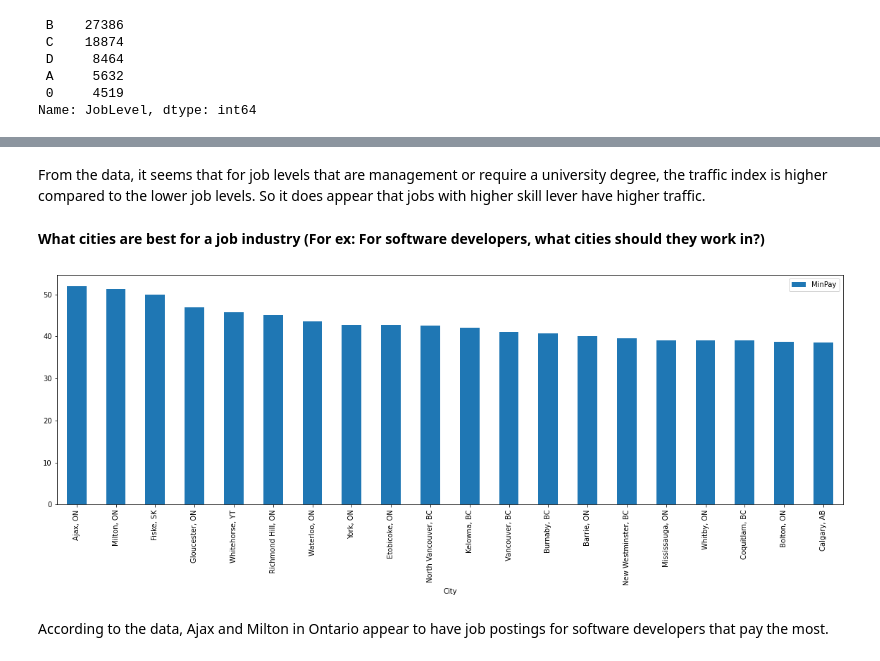
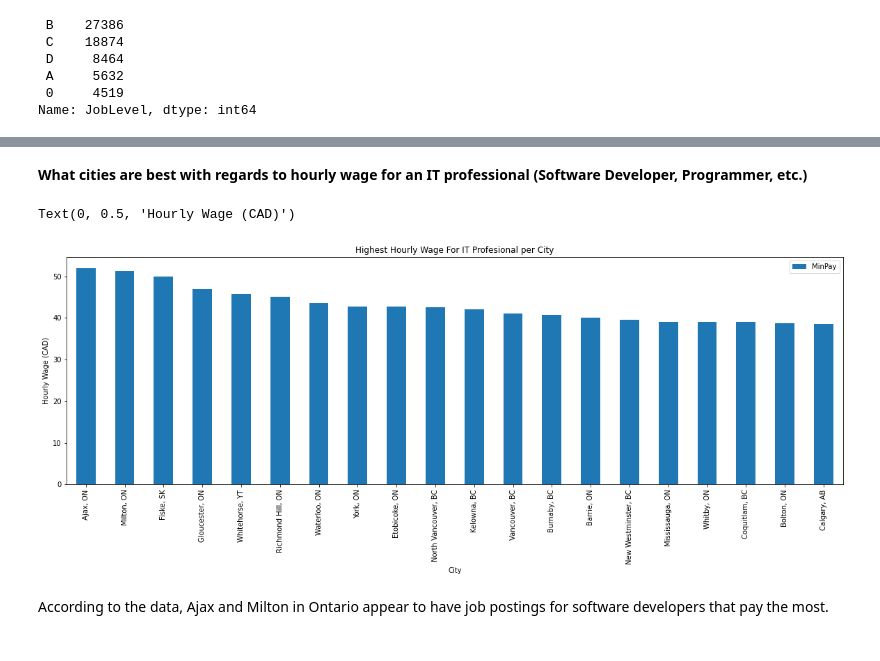
Before and after one commit to ChristopheTran/Canadian-Jobs-Amid-a-Pandemic, a Jupyter notebook: Final_Notebook.ipynb, the cells around one changed output, grey strips where cells are left out. Drawn from its saved outputs; the diff is of its cells as text; code cells hidden in the pictures.

```diff
--- a/Final_Notebook.ipynb
+++ b/Final_Notebook.ipynb
@@ -584,4 +640,0 @@ graphBar('JobLevel', 'Traffic Index', result)
-# %% [markdown]
-From the data, it seems that for job levels that are management or require a university degree, the traffic index is higher compared to the lower job levels. So it does appear that jobs with higher skill lever have higher traffic.
-# %% [markdown]
-**What cities are best for a job industry (For ex: For software developers, what cities should they work in?)**
@@ -591,22 +641,23 @@ From the data, it seems that for job levels that are management or require a uni
+# %% [markdown]
+**What cities are best with regards to hourly wage for an IT professional (Software Developer, Programmer, etc.)**
 # %%
 val = jobs_noc_merged["Job Title"].str.lower().str.contains("|".join(["software", "computer", "information" ]))
-# jobs_noc_merged[val]
+
 selected = jobs_noc_merged[val].copy(deep=True)
 selected = selected[selected["PayUnit"]=="HOUR"]
 selected = selected.drop(selected[selected.MinPay.str.contains(',')].index)
 selected["MinPay"]=selected["MinPay"].astype(np.float64)
 selected = selected[selected["MinPay"]<80]
 selected["City"] = selected["City"].str.strip("based in ")
 selected = selected.groupby("City", as_index=False).mean()
 selected = selected.sort_values("MinPay", ascending=False)
 
-# selected["MinPay"].max
-
 selected_plot = selected.head(20)
-# graphBar("City", "MinPay", selected_plot)
-ax = selected_plot.plot.bar(x='City', y='MinPay', figsize=(20,6)) #rot is for rotation of labels
+ax = selected_plot.plot.bar(x='City', y='MinPay', figsize=(20,6), title="Highest Hourly Wage For IT Profesional per City")
+ax.set_ylabel("Hourly Wage (CAD)")
 # %% [output]
+Text(0, 0.5, 'Hourly Wage (CAD)')
-[figure, old version]
+[figure, new version]
 # %% [markdown]
 According to the data, Ajax and Milton in Ontario appear to have job postings for software developers that pay the most.
 # %%
```
Also changed, not shown: parts of 32 cells of this notebook.
